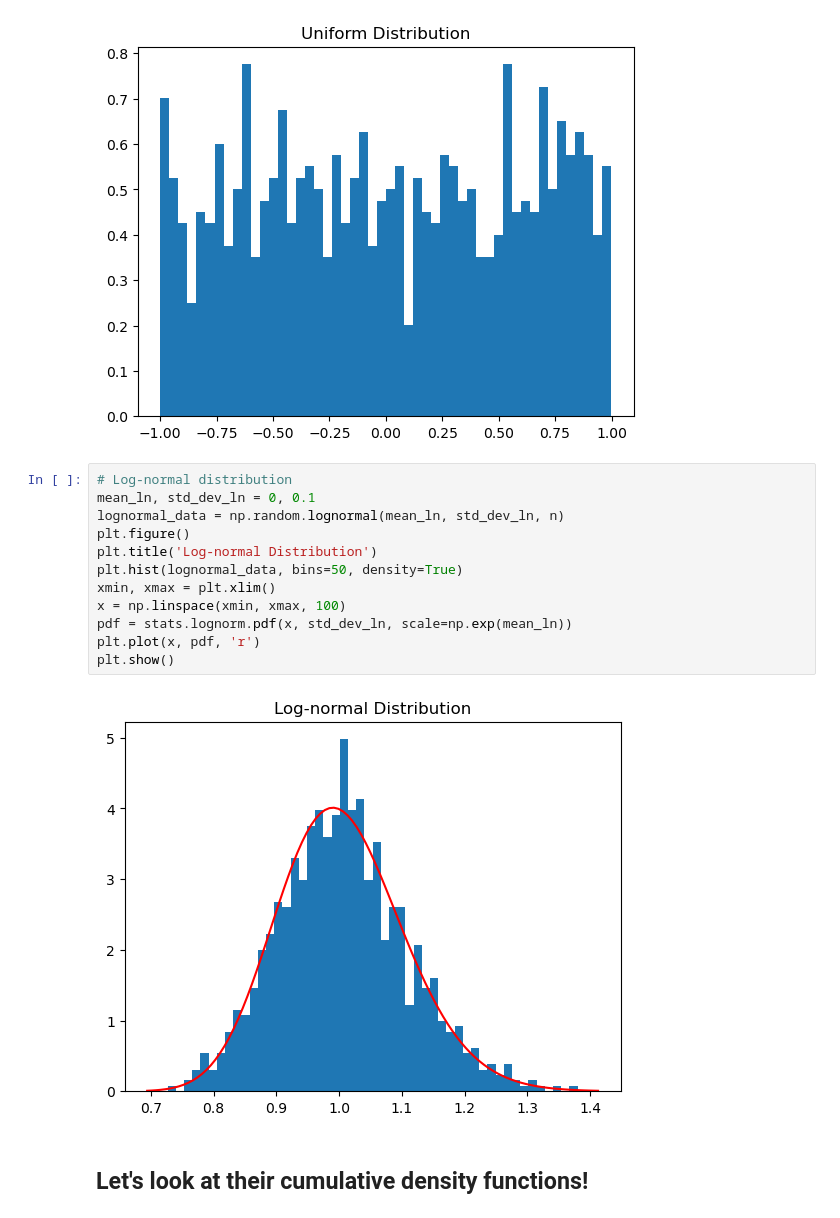
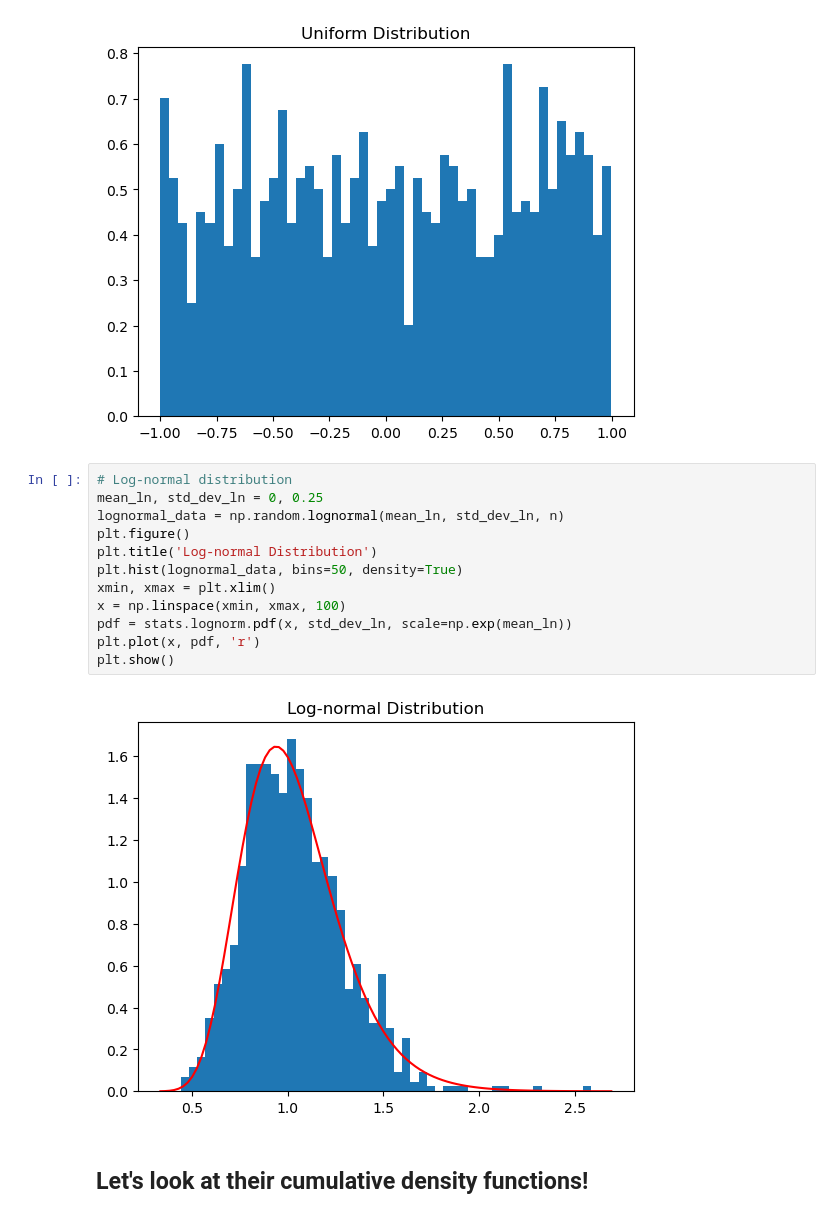
Before and after one commit to Magica-Chen/data-analysis-statistics, a Jupyter notebook: Session4/Lab Note 4.ipynb, the cells around one changed output. Saved outputs shown, nothing was run; the diff lists cells and outputs as text.

```diff
--- a/Session4/Lab Note 4.ipynb
+++ b/Session4/Lab Note 4.ipynb
@@ -67,18 +67,18 @@ plt.show()
 [figure]
 # %%
 # Log-normal distribution
-mean_ln, std_dev_ln = 0, 0.1
+mean_ln, std_dev_ln = 0, 0.25
 lognormal_data = np.random.lognormal(mean_ln, std_dev_ln, n)
 plt.figure()
 plt.title('Log-normal Distribution')
 plt.hist(lognormal_data, bins=50, density=True)
 xmin, xmax = plt.xlim()
 x = np.linspace(xmin, xmax, 100)
 pdf = stats.lognorm.pdf(x, std_dev_ln, scale=np.exp(mean_ln))
 plt.plot(x, pdf, 'r')
 plt.show()
 # %% [output]
-[figure, old version]
+[figure, new version]
 # %% [markdown]
 ## Let's look at their cumulative density functions!
 # %%
```
Also changed, not shown: parts of 17 cells of this notebook.
